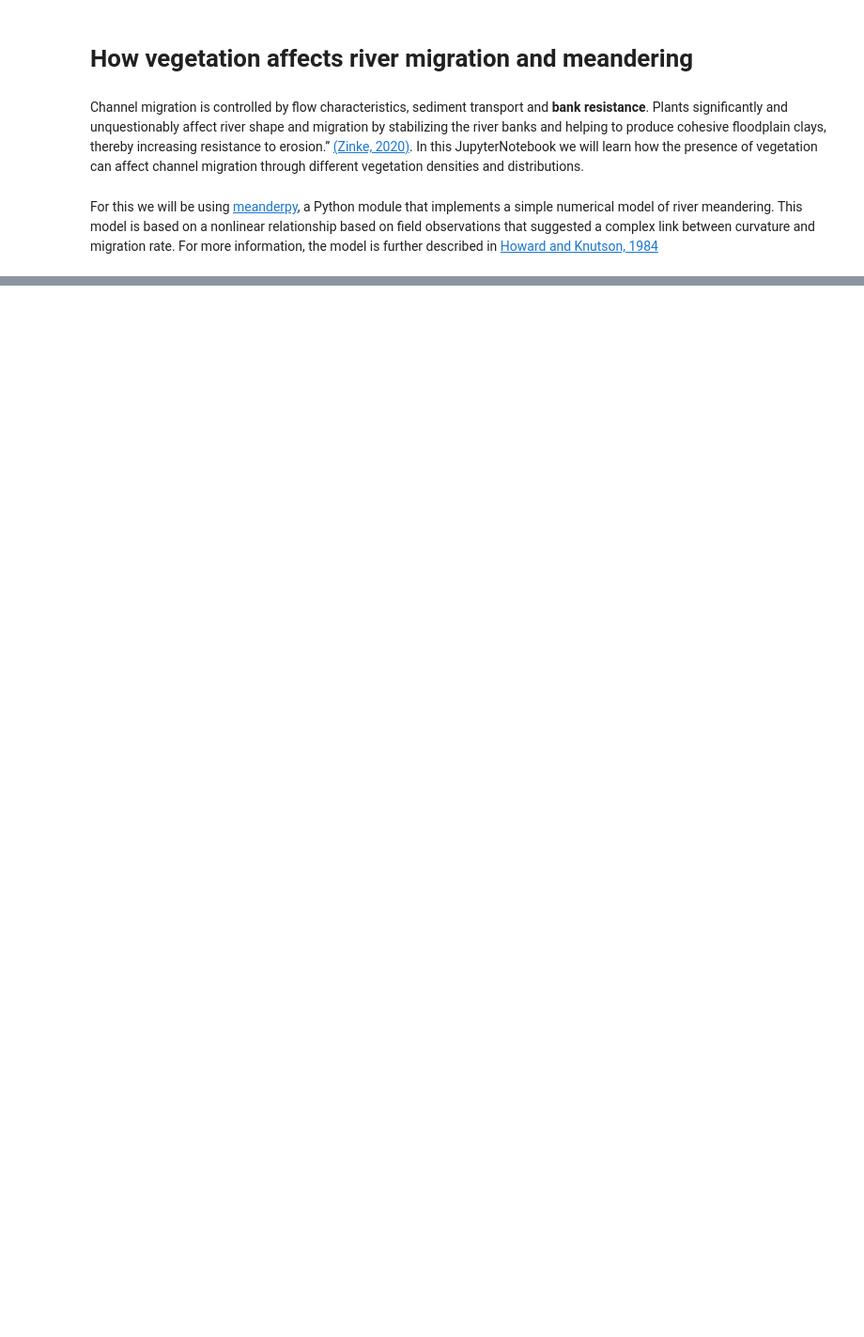
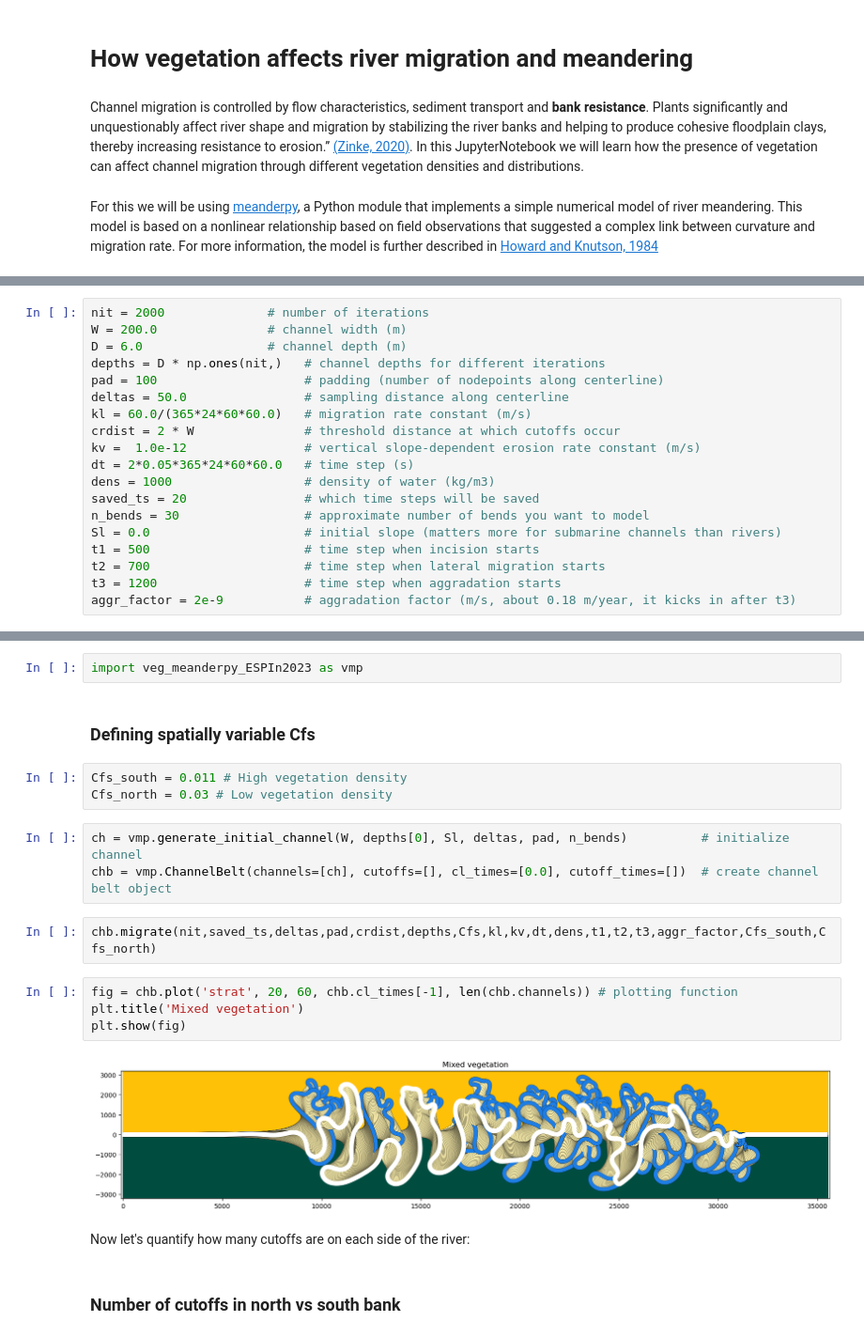
Before and after one commit to csdms-espin/migrators, a Jupyter notebook: migrators_ESPIn2023_final.ipynb, the cells around one changed output, grey strips where cells are left out. Shown at 94% size. Drawn from its saved outputs; the diff is of its cells as text; blank space fills up the shorter version.

```diff
--- a/migrators_ESPIn2023_final.ipynb
+++ b/migrators_ESPIn2023_final.ipynb
@@ -8,0 +20,19 @@ For this we will be using [meanderpy](https://github.com/zsylvester/meanderpy),
+# %%
+nit = 2000              # number of iterations
+W = 200.0               # channel width (m)
+D = 6.0                 # channel depth (m)
+depths = D * np.ones(nit,)   # channel depths for different iterations
+pad = 100                    # padding (number of nodepoints along centerline)
+deltas = 50.0                # sampling distance along centerline
+kl = 60.0/(365*24*60*60.0)   # migration rate constant (m/s)
+crdist = 2 * W               # threshold distance at which cutoffs occur
+kv =  1.0e-12                # vertical slope-dependent erosion rate constant (m/s)
+dt = 2*0.05*365*24*60*60.0   # time step (s)
+dens = 1000                  # density of water (kg/m3)
+saved_ts = 20                # which time steps will be saved
+n_bends = 30                 # approximate number of bends you want to model
+Sl = 0.0                     # initial slope (matters more for submarine channels than rivers)
+t1 = 500                     # time step when incision starts
+t2 = 700                     # time step when lateral migration starts
+t3 = 1200                    # time step when aggradation starts
+aggr_factor = 2e-9           # aggradation factor (m/s, about 0.18 m/year, it kicks in after t3)
@@ -8,0 +115,22 @@ For this we will be using [meanderpy](https://github.com/zsylvester/meanderpy),
+# %%
+import veg_meanderpy_ESPIn2023 as vmp
+# %% [markdown]
+### Defining spatially variable Cfs
+# %%
+Cfs_south = 0.011 # High vegetation density
+Cfs_north = 0.03 # Low vegetation density
+# %%
+ch = vmp.generate_initial_channel(W, depths[0], Sl, deltas, pad, n_bends)          # initialize channel
+chb = vmp.ChannelBelt(channels=[ch], cutoffs=[], cl_times=[0.0], cutoff_times=[])  # create channel belt object
+# %%
+chb.migrate(nit,saved_ts,deltas,pad,crdist,depths,Cfs,kl,kv,dt,dens,t1,t2,t3,aggr_factor,Cfs_south,Cfs_north)
+# %%
+fig = chb.plot('strat', 20, 60, chb.cl_times[-1], len(chb.channels)) # plotting function
+plt.title('Mixed vegetation')
+plt.show(fig)
+# %% [output]
+[figure, added]
+# %% [markdown]
+Now let's quantify how many cutoffs are on each side of the river:
+# %% [markdown]
+### Number of cutoffs in north vs south bank
```
Also changed, not shown: parts of 34 cells of this notebook, 2 other files.
